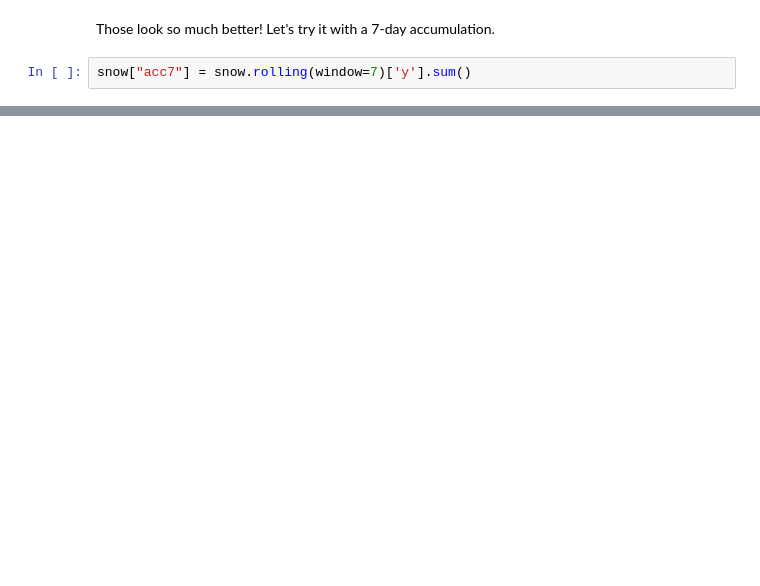
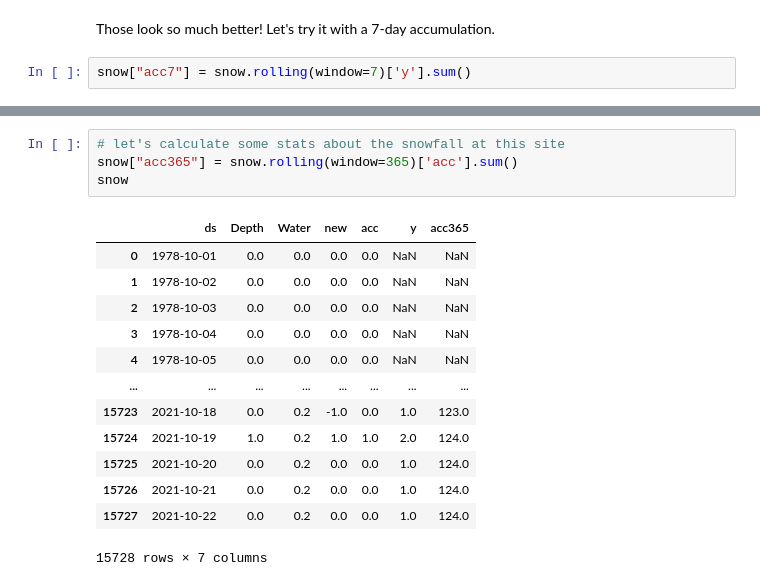
Before and after one commit to sjrekuc/Snotelme, a Jupyter notebook: Snotel_analysis.ipynb, the cells around one changed output, grey strips where cells are left out. Cells and saved outputs as stored; diff of their text form; blank space fills up the shorter version.

```diff
--- a/Snotel_analysis.ipynb
+++ b/Snotel_analysis.ipynb
@@ -173,0 +175,18 @@ m_fb.plot_components(forecast)
+# %%
+# let's calculate some stats about the snowfall at this site
+snow["acc365"] = snow.rolling(window=365)['acc'].sum()
+snow
+# %% [output]
+|  | ds | Depth | Water | new | acc | y | acc365 |
+| 0 | 1978-10-01 | 0.0 | 0.0 | 0.0 | 0.0 | NaN | NaN |
+| 1 | 1978-10-02 | 0.0 | 0.0 | 0.0 | 0.0 | NaN | NaN |
+| 2 | 1978-10-03 | 0.0 | 0.0 | 0.0 | 0.0 | NaN | NaN |
+| 3 | 1978-10-04 | 0.0 | 0.0 | 0.0 | 0.0 | NaN | NaN |
+| 4 | 1978-10-05 | 0.0 | 0.0 | 0.0 | 0.0 | NaN | NaN |
+| ... | ... | ... | ... | ... | ... | ... | ... |
+| 15723 | 2021-10-18 | 0.0 | 0.2 | -1.0 | 0.0 | 1.0 | 123.0 |
+| 15724 | 2021-10-19 | 1.0 | 0.2 | 1.0 | 1.0 | 2.0 | 124.0 |
+| 15725 | 2021-10-20 | 0.0 | 0.2 | 0.0 | 0.0 | 1.0 | 124.0 |
+| 15726 | 2021-10-21 | 0.0 | 0.2 | 0.0 | 0.0 | 1.0 | 124.0 |
+| 15727 | 2021-10-22 | 0.0 | 0.2 | 0.0 | 0.0 | 1.0 | 124.0 |
+15728 rows × 7 columns
```
Also changed, not shown: parts of 15 cells of this notebook.
